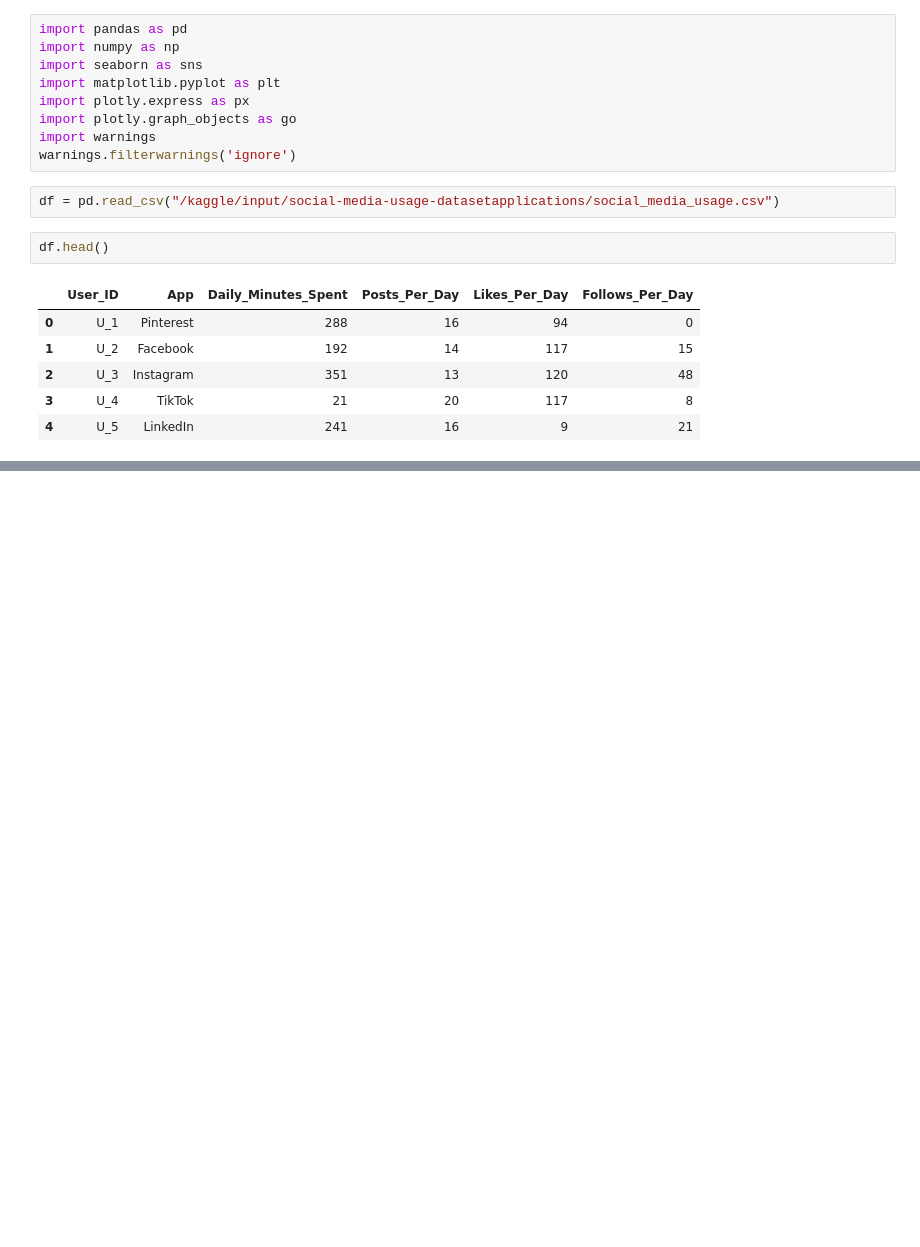
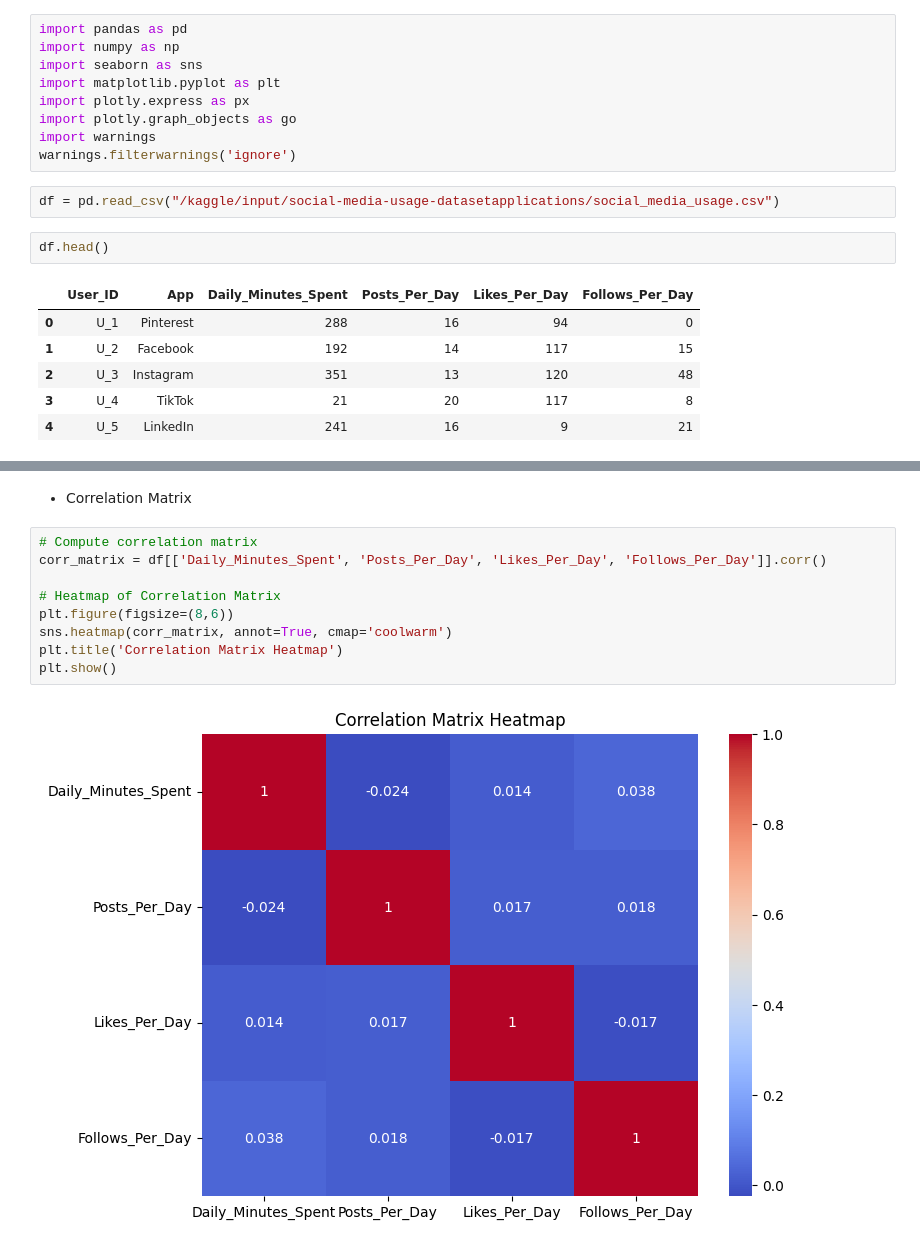
Before and after one commit to kumawatmanish05/Social_media_Usage_analysis, a Jupyter notebook: social-media-analysis.ipynb, the cells around one changed output, grey strips where cells are left out. Cells and saved outputs as stored; diff of their text form; blank space fills up the shorter version.

```diff
--- a/social-media-analysis.ipynb
+++ b/social-media-analysis.ipynb
@@ -42,0 +114,13 @@ df.head()
+# %% [markdown]
+* Correlation Matrix
+# %%
+# Compute correlation matrix
+corr_matrix = df[['Daily_Minutes_Spent', 'Posts_Per_Day', 'Likes_Per_Day', 'Follows_Per_Day']].corr()
+
+# Heatmap of Correlation Matrix
+plt.figure(figsize=(8,6))
+sns.heatmap(corr_matrix, annot=True, cmap='coolwarm')
+plt.title('Correlation Matrix Heatmap')
+plt.show()
+# %% [output]
+[figure, added]
```
Also changed, not shown: parts of 15 cells of this notebook.
